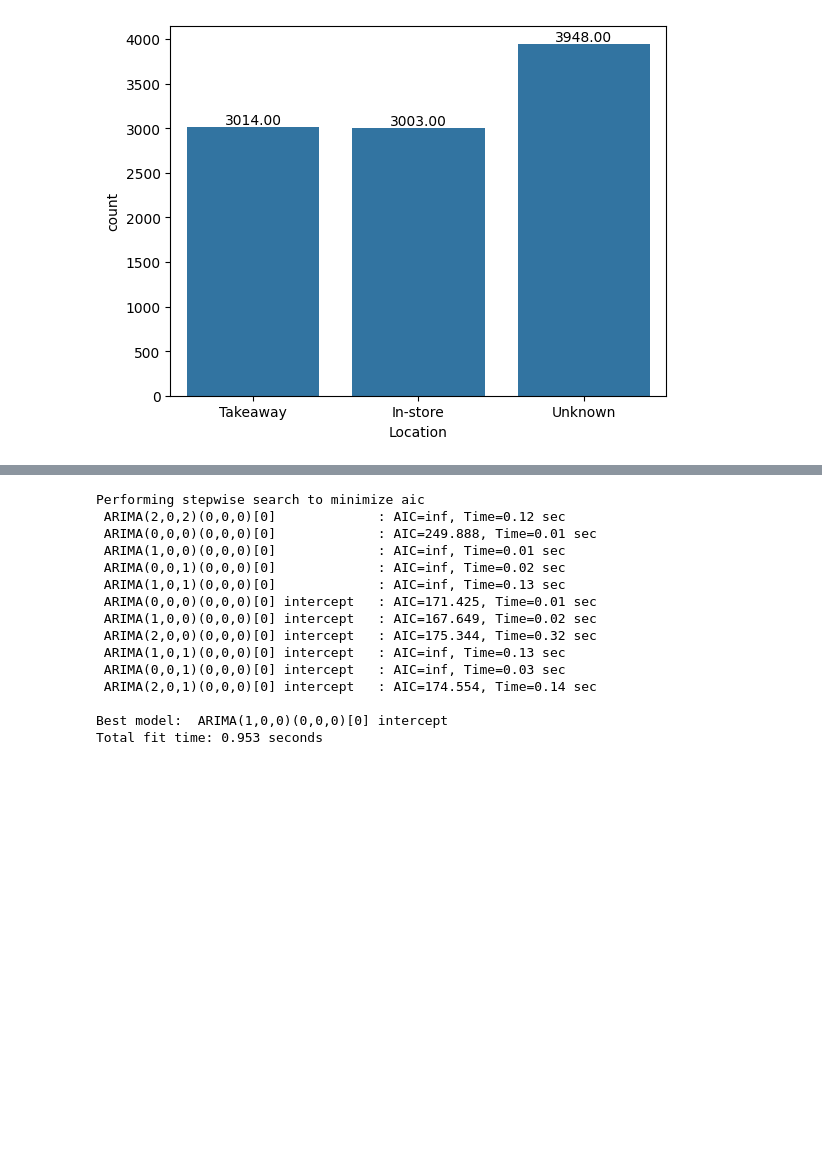
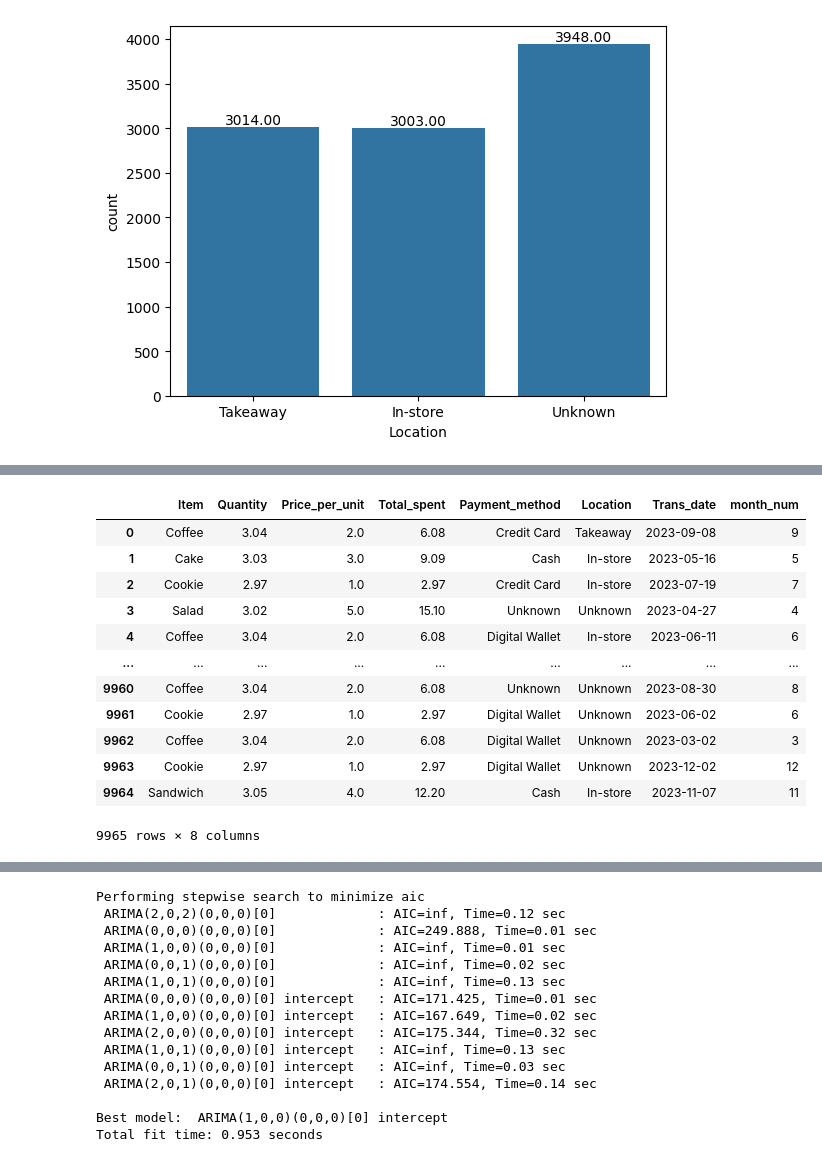
Before and after one commit to Abhibhav2003/SalesAnalysis, a Jupyter notebook: Analysis.ipynb, the cells around one changed output, grey strips where cells are left out. Saved outputs shown, nothing was run; the diff lists cells and outputs as text; code cells hidden in the pictures; blank space fills up the shorter version.

```diff
--- a/Analysis.ipynb
+++ b/Analysis.ipynb
@@ -300,0 +309,18 @@ sns.regplot(x='month_num', y='monthly_total', data=data_monthly_sales)
+# %%
+df['Trans_date'] = pd.to_datetime(df['Trans_date'])
+df['month_num'] = df['Trans_date'].dt.month
+df
+# %% [output]
+|  | Item | Quantity | Price_per_unit | Total_spent | Payment_method | Location | Trans_date | month_num |
+| 0 | Coffee | 3.04 | 2.0 | 6.08 | Credit Card | Takeaway | 2023-09-08 | 9 |
+| 1 | Cake | 3.03 | 3.0 | 9.09 | Cash | In-store | 2023-05-16 | 5 |
+| 2 | Cookie | 2.97 | 1.0 | 2.97 | Credit Card | In-store | 2023-07-19 | 7 |
+| 3 | Salad | 3.02 | 5.0 | 15.10 | Unknown | Unknown | 2023-04-27 | 4 |
+| 4 | Coffee | 3.04 | 2.0 | 6.08 | Digital Wallet | In-store | 2023-06-11 | 6 |
+| ... | ... | ... | ... | ... | ... | ... | ... | ... |
+| 9960 | Coffee | 3.04 | 2.0 | 6.08 | Unknown | Unknown | 2023-08-30 | 8 |
+| 9961 | Cookie | 2.97 | 1.0 | 2.97 | Digital Wallet | Unknown | 2023-06-02 | 6 |
+| 9962 | Coffee | 3.04 | 2.0 | 6.08 | Digital Wallet | Unknown | 2023-03-02 | 3 |
+| 9963 | Cookie | 2.97 | 1.0 | 2.97 | Digital Wallet | Unknown | 2023-12-02 | 12 |
+| 9964 | Sandwich | 3.05 | 4.0 | 12.20 | Cash | In-store | 2023-11-07 | 11 |
+9965 rows × 8 columns
```
Also changed, not shown: parts of 5 cells of this notebook.
